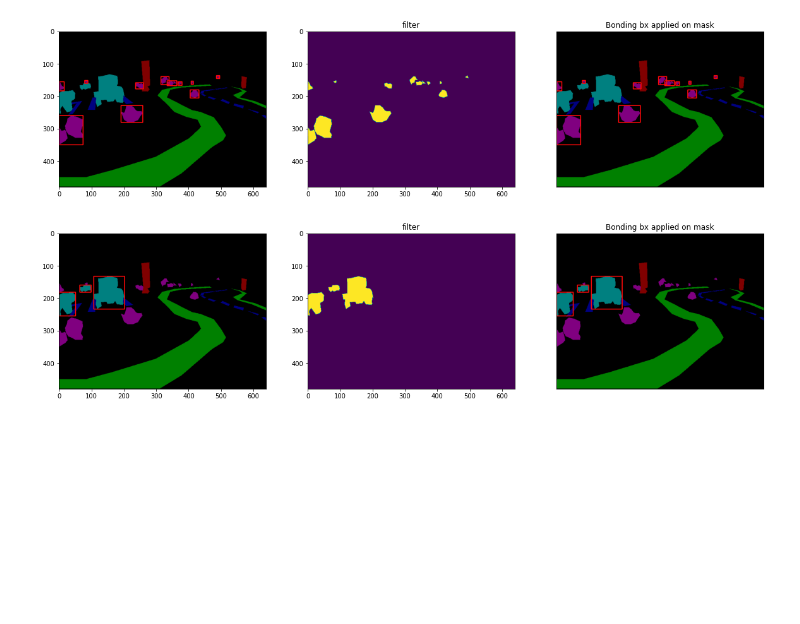
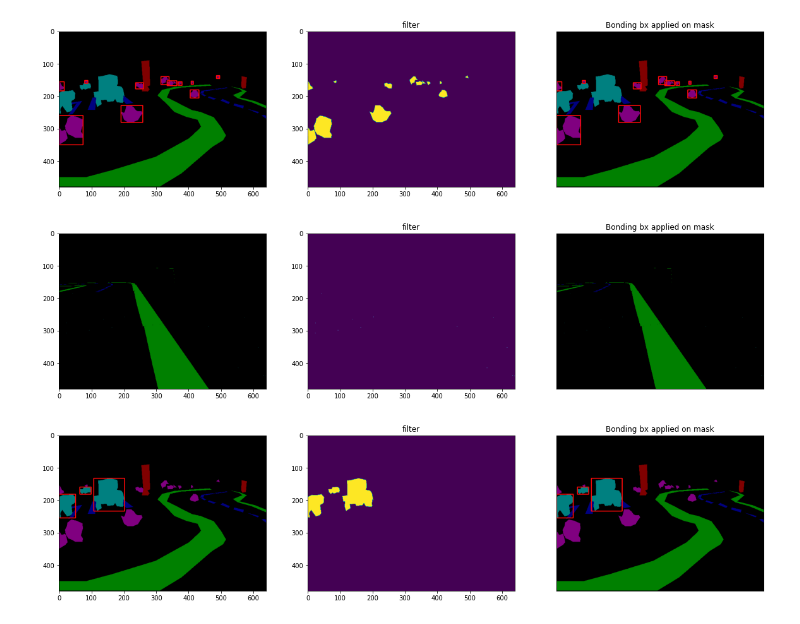
Before and after one commit to guthi1/mooc-exercises, a Jupyter notebook: project/solution/dev/dataset_converter.ipynb, the cells around one changed output. Drawn from its saved outputs; the diff is of its cells as text; code cells hidden in the pictures; blank space fills up the shorter version.

```diff
--- a/project/solution/dev/dataset_converter.ipynb
+++ b/project/solution/dev/dataset_converter.ipynb
@@ -90,6 +85,37 @@ ax3.imshow(result)
 ax3.set_title('Bonding bx applied on mask'), ax3.set_xticks([]), ax3.set_yticks([]);
 # %% [output]
 [figure]
+# %%
+imgbgr = cv2.imread('/content/data/dt_sim_voc_val/SegmentationClassPNG/10.png')
+
+# Find robot
+yellow_lower_hsv = np.array([0, 125, 125])
+yellow_upper_hsv = np.array([1, 130, 130])
+mask_yellow = cv2.inRange(imgbgr, yellow_lower_hsv, yellow_upper_hsv)
+
+contours, hierarchy = cv2.findContours(mask_yellow, 1, 2)
+result = imgbgr
+
+for cnt in contours:
+    x,y,w,h = cv2.boundingRect(cnt)
+    # Remove noise
+    area = ((x+w)-(x-w)) * ((y+h)-(y-h))
+    if area > 10:
+        result = cv2.rectangle(result, (x,y), (x+w,y+h), (255,10,10), 2)
+
+fig = plt.figure(figsize = (20,10))
+ax1 = fig.add_subplot(1,3,1)
+ax1.imshow(imgbgr)
+
+ax3 = fig.add_subplot(1,3,2)
+ax3.imshow(mask_yellow)
+ax3.set_title('filter')
+
+ax3 = fig.add_subplot(1,3,3)
+ax3.imshow(result)
+ax3.set_title('Bonding bx applied on mask'), ax3.set_xticks([]), ax3.set_yticks([]);
+# %% [output]
+[figure, added]
 # %%
 imgbgr = cv2.imread('/content/data/dt_real_voc_test/SegmentationClassPNG/left0129.png')
 
```
Also changed, not shown: parts of 13 cells of this notebook.
